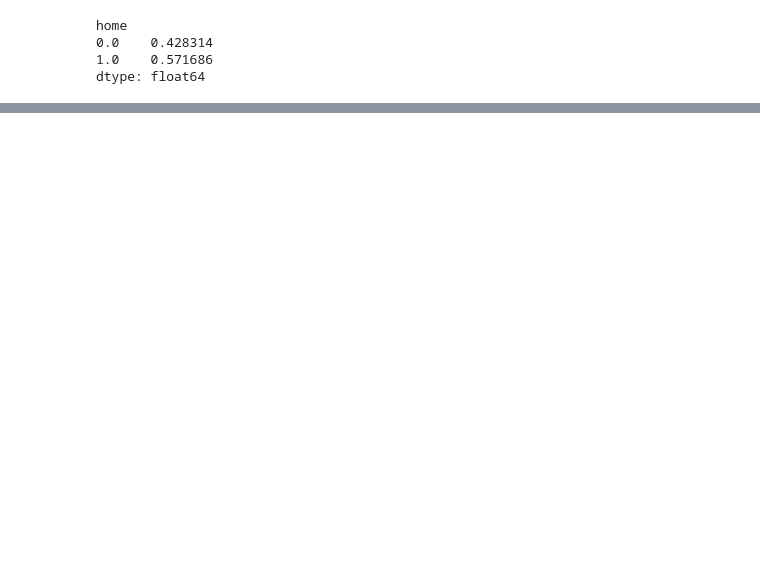
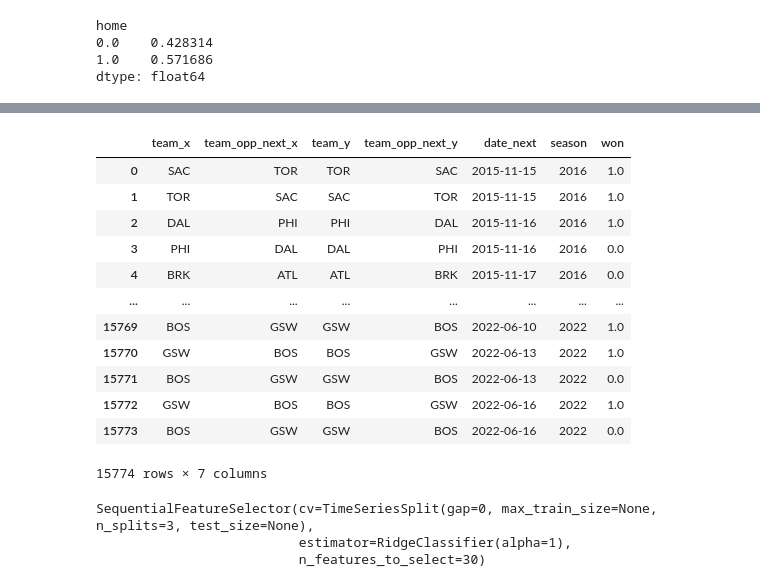
Before and after one commit to Spencer-Green/NBA-Prediction-Model, a Jupyter notebook: predict.ipynb, the cells around one changed output, grey strips where cells are left out. Drawn from its saved outputs; the diff is of its cells as text; code cells hidden in the pictures; blank space fills up the shorter version.

Commit message:
Refining ridgeclassifier model

```diff
--- a/predict.ipynb
+++ b/predict.ipynb
@@ -277,0 +370,16 @@ df_rolling
+# %%
+full[["team_x", "team_opp_next_x", "team_y", "team_opp_next_y", "date_next", "season", "won"]]
+# %% [output]
+|  | team_x | team_opp_next_x | team_y | team_opp_next_y | date_next | season | won |
+| 0 | SAC | TOR | TOR | SAC | 2015-11-15 | 2016 | 1.0 |
+| 1 | TOR | SAC | SAC | TOR | 2015-11-15 | 2016 | 1.0 |
+| 2 | DAL | PHI | PHI | DAL | 2015-11-16 | 2016 | 1.0 |
+| 3 | PHI | DAL | DAL | PHI | 2015-11-16 | 2016 | 0.0 |
+| 4 | BRK | ATL | ATL | BRK | 2015-11-17 | 2016 | 0.0 |
+| ... | ... | ... | ... | ... | ... | ... | ... |
+| 15769 | BOS | GSW | GSW | BOS | 2022-06-10 | 2022 | 1.0 |
+| 15770 | GSW | BOS | BOS | GSW | 2022-06-13 | 2022 | 1.0 |
+| 15771 | BOS | GSW | GSW | BOS | 2022-06-13 | 2022 | 0.0 |
+| 15772 | GSW | BOS | BOS | GSW | 2022-06-16 | 2022 | 1.0 |
+| 15773 | BOS | GSW | GSW | BOS | 2022-06-16 | 2022 | 0.0 |
+15774 rows × 7 columns
@@ -277,0 +390,6 @@ df_rolling
+# %%
+sfs.fit(full[selected_columns], full["target"])
+# %% [output]
+SequentialFeatureSelector(cv=TimeSeriesSplit(gap=0, max_train_size=None, n_splits=3, test_size=None),
+                          estimator=RidgeClassifier(alpha=1),
+                          n_features_to_select=30)
```
Also changed, not shown: parts of 28 cells of this notebook, 4 other files.
